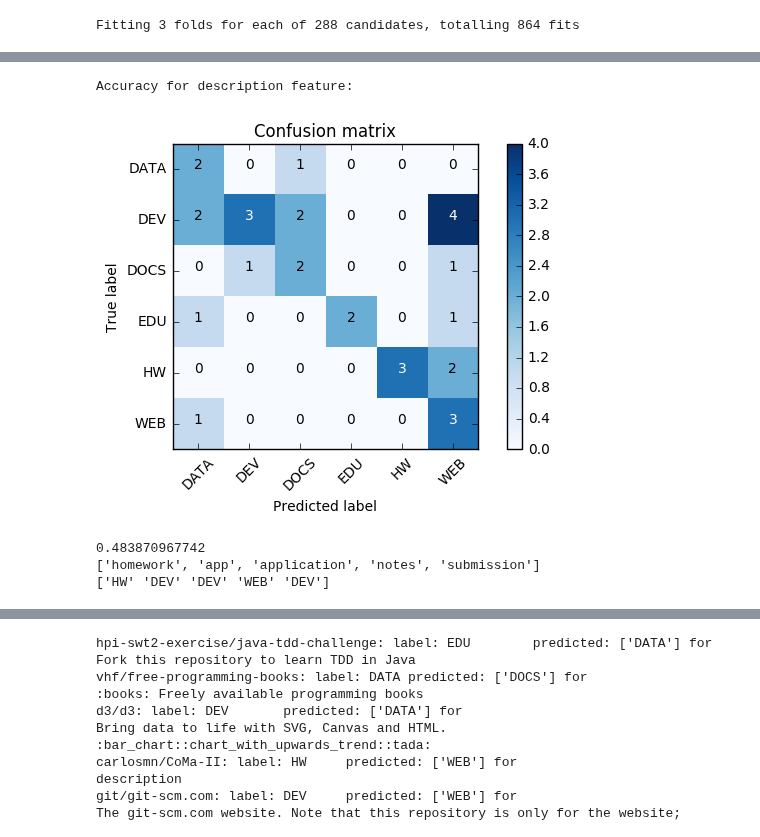
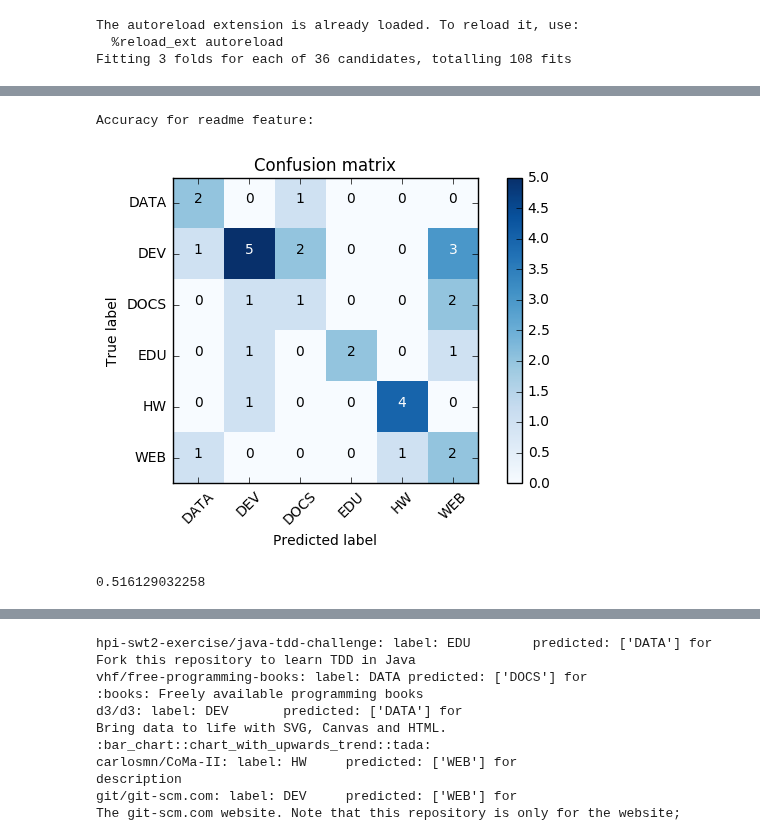
Before and after one commit to WGierke/git_better, a Jupyter notebook: Text Classification.ipynb, the cells around one changed output, grey strips where cells are left out. Drawn from its saved outputs; the diff is of its cells as text; code cells hidden in the pictures.

Commit message:
added 51,6% readme classifier

```diff
--- a/Text Classification.ipynb
+++ b/Text Classification.ipynb
@@ -14,12 +14,11 @@ train_df = get_undersample_df(train_df)
 val_df = pd.DataFrame.from_csv("data/validation_data.csv")
 y_train = train_df.pop("label")
 y_val = val_df.pop("label")
-examples = ["homework", "app", "application", "notes", "submission"]
 
 le = LabelEncoder().fit(y_train)
 classes = le.classes_
 
-for text_feature in ["description"]:#, "readme"]:
+for text_feature in ["readme"]:
     train_df[text_feature].fillna("", inplace=True)
     val_df[text_feature].fillna("", inplace=True)
     X_train = train_df[text_feature].values
@@ -29,7 +28,7 @@ for text_feature in ["description"]:#, "readme"]:
     print "Accuracy for {} feature:".format(text_feature)
     acc = eval_classifier(ppl, X_val, y_val, le.classes_)
     print acc
-    print examples
-    print ppl.predict(examples)
 # %% [output]
-Fitting 3 folds for each of 288 candidates, totalling 864 fits
+The autoreload extension is already loaded. To reload it, use:
+  %reload_ext autoreload
+Fitting 3 folds for each of 36 candidates, totalling 108 fits
@@ -41,5 +36,3 @@ Fitting 3 folds for each of 288 candidates, totalling 864 fits
-Accuracy for description feature:
+Accuracy for readme feature:
-[figure, old version]
+[figure, new version]
-0.483870967742
-['homework', 'app', 'application', 'notes', 'submission']
-['HW' 'DEV' 'DEV' 'WEB' 'DEV']
+0.516129032258
```
Also changed, not shown: parts of 3 cells of this notebook, 3 other files.
